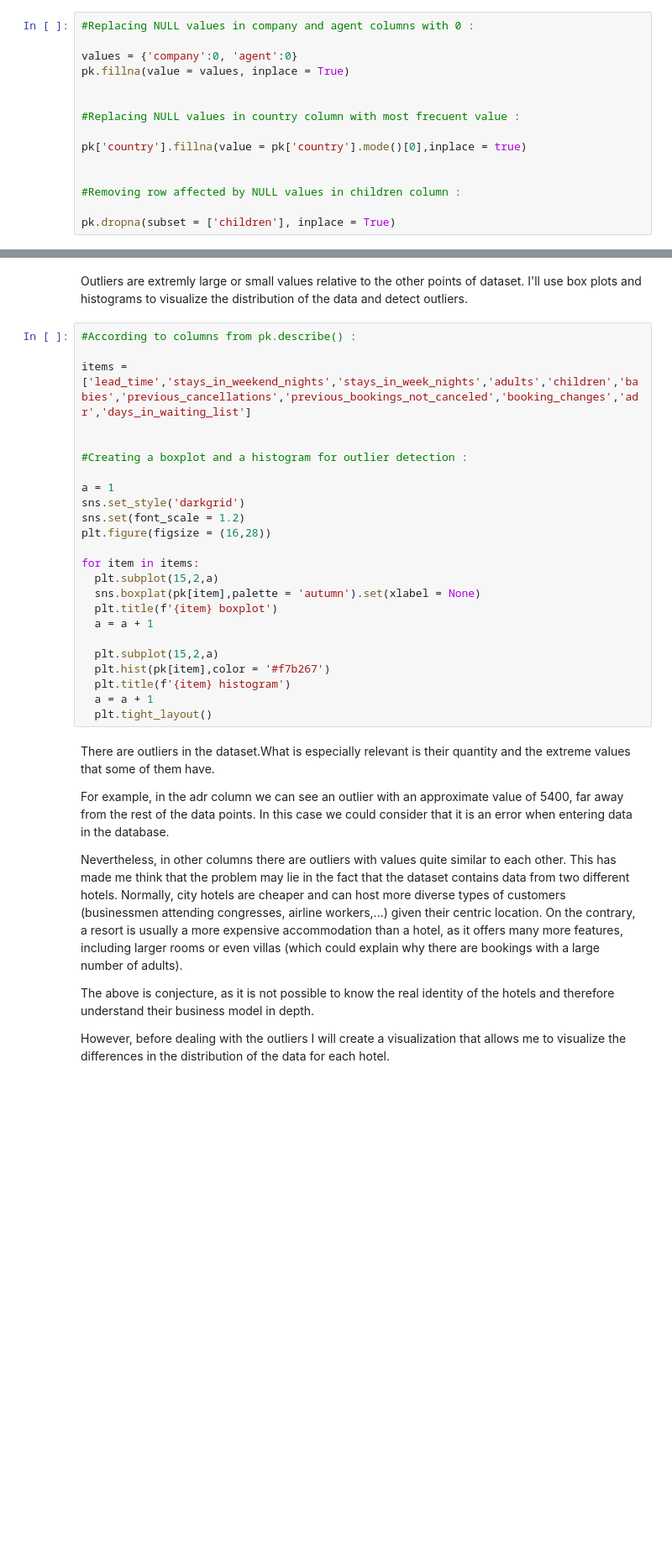
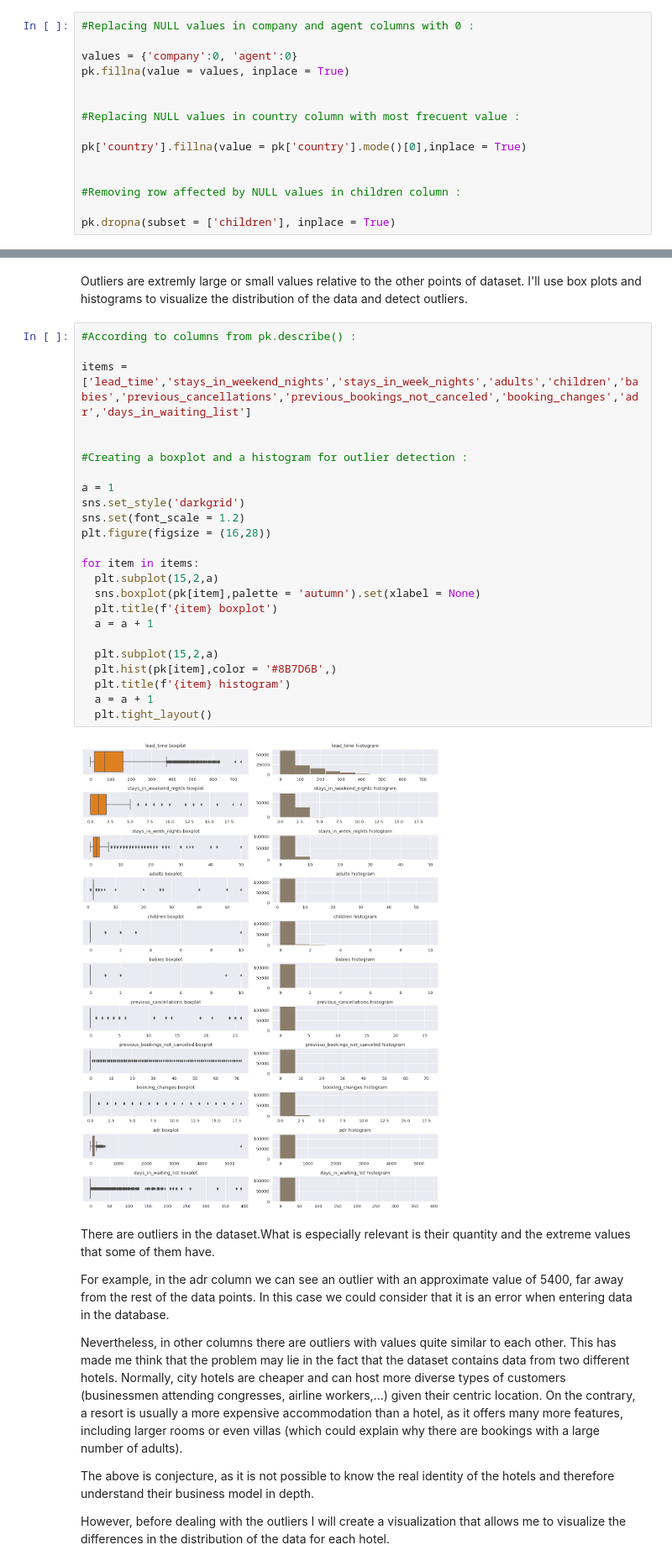
Before and after one commit to prati25/Hotel-Booking-Analysis, a Jupyter notebook: Copy_of_Hotel_Booking_Analysis_Capstone_Project.ipynb, the cells around one changed output, grey strips where cells are left out. Shown at 84% size. Drawn from its saved outputs; the diff is of its cells as text; blank space fills up the shorter version.

```diff
--- a/Copy_of_Hotel_Booking_Analysis_Capstone_Project.ipynb
+++ b/Copy_of_Hotel_Booking_Analysis_Capstone_Project.ipynb
@@ -166,7 +184,7 @@ pk.fillna(value = values, inplace = True)
 
 #Replacing NULL values in country column with most frecuent value :
 
-pk['country'].fillna(value = pk['country'].mode()[0],inplace = true)
+pk['country'].fillna(value = pk['country'].mode()[0],inplace = True)
 
 
 #Removing row affected by NULL values in children column :
@@ -238,27 +304,29 @@ Outliers are extremly large or small values relative to the other points of data
 # %%
 #According to columns from pk.describe() :
 
 items = ['lead_time','stays_in_weekend_nights','stays_in_week_nights','adults','children','babies','previous_cancellations','previous_bookings_not_canceled','booking_changes','adr','days_in_waiting_list']
 
 
 #Creating a boxplot and a histogram for outlier detection :
 
 a = 1
 sns.set_style('darkgrid')
 sns.set(font_scale = 1.2)
 plt.figure(figsize = (16,28))
 
 for item in items:
   plt.subplot(15,2,a)
-  sns.boxplat(pk[item],palette = 'autumn').set(xlabel = None)
+  sns.boxplot(pk[item],palette = 'autumn').set(xlabel = None)
   plt.title(f'{item} boxplot')
   a = a + 1
 
   plt.subplot(15,2,a)
-  plt.hist(pk[item],color = '#f7b267')
+  plt.hist(pk[item],color = '#8B7D6B',)
   plt.title(f'{item} histogram')
   a = a + 1
   plt.tight_layout()
+# %% [output]
+[figure, added]
 # %% [markdown]
 There are outliers in the dataset.What is especially relevant is their quantity and the extreme values that some of them have.
 
```
Also changed, not shown: parts of 74 cells of this notebook.
